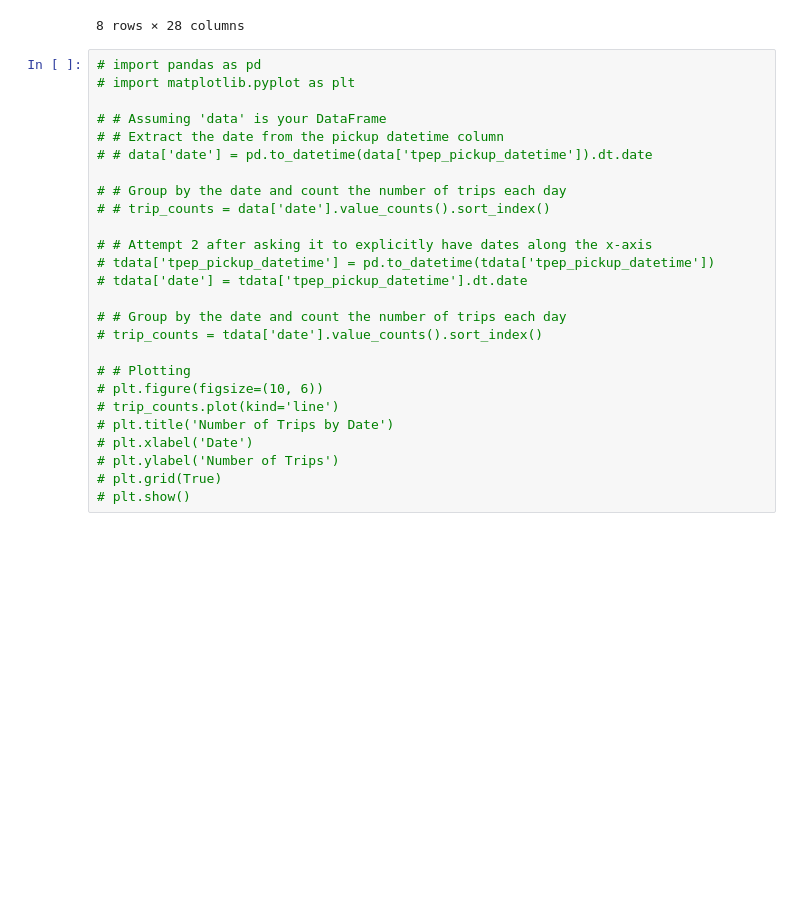
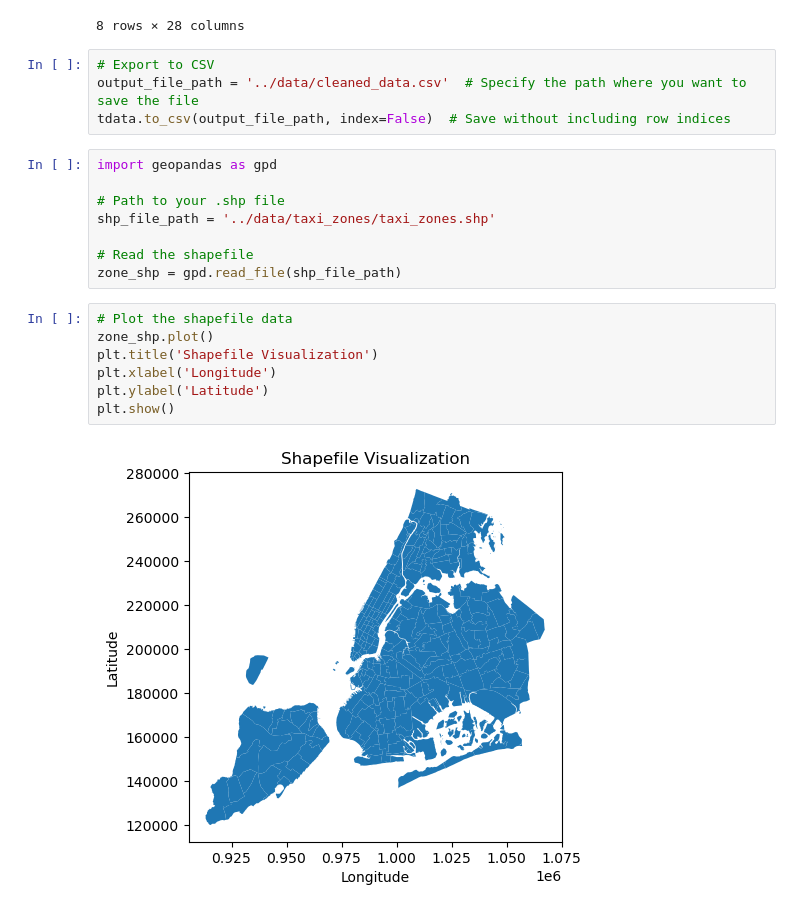
Before and after one commit to tesla1900/local_llm, a Jupyter notebook: python/tax_analysis.ipynb, the cells around one changed output. Saved outputs shown, nothing was run; the diff lists cells and outputs as text; blank space fills up the shorter version.

```diff
--- a/python/tax_analysis.ipynb
+++ b/python/tax_analysis.ipynb
@@ -375,29 +375,24 @@ tdata.describe()
 | max | 2024-02-01 00:01:15 | 2024-02-01 22:04:34 | 9.000000e+00 | 3.127223e+05 | 9.900000e+01 | 2.650000e+02 | ... |
 | std | NaN | NaN | 8.434530e-01 | 2.290134e+02 | 9.676034e+00 | 6.348869e+01 | ... |
 8 rows × 28 columns
-# %%
-# import pandas as pd
-# import matplotlib.pyplot as plt
-
-# # Assuming 'data' is your DataFrame
-# # Extract the date from the pickup datetime column
-# # data['date'] = pd.to_datetime(data['tpep_pickup_datetime']).dt.date
-
-# # Group by the date and count the number of trips each day
-# # trip_counts = data['date'].value_counts().sort_index()
-
-# # Attempt 2 after asking it to explicitly have dates along the x-axis
-# tdata['tpep_pickup_datetime'] = pd.to_datetime(tdata['tpep_pickup_datetime'])
-# tdata['date'] = tdata['tpep_pickup_datetime'].dt.date
-
-# # Group by the date and count the number of trips each day
-# trip_counts = tdata['date'].value_counts().sort_index()
-
-# # Plotting
-# plt.figure(figsize=(10, 6))
-# trip_counts.plot(kind='line')
-# plt.title('Number of Trips by Date')
-# plt.xlabel('Date')
-# plt.ylabel('Number of Trips')
-# plt.grid(True)
-# plt.show()
+# %%
+# Export to CSV
+output_file_path = '../data/cleaned_data.csv'  # Specify the path where you want to save the file
+tdata.to_csv(output_file_path, index=False)  # Save without including row indices
+# %%
+import geopandas as gpd
+
+# Path to your .shp file
+shp_file_path = '../data/taxi_zones/taxi_zones.shp'
+
+# Read the shapefile
+zone_shp = gpd.read_file(shp_file_path)
+# %%
+# Plot the shapefile data
+zone_shp.plot()
+plt.title('Shapefile Visualization')
+plt.xlabel('Longitude')
+plt.ylabel('Latitude')
+plt.show()
+# %% [output]
+[figure, added]
```
Also changed, not shown: 9 other files.
